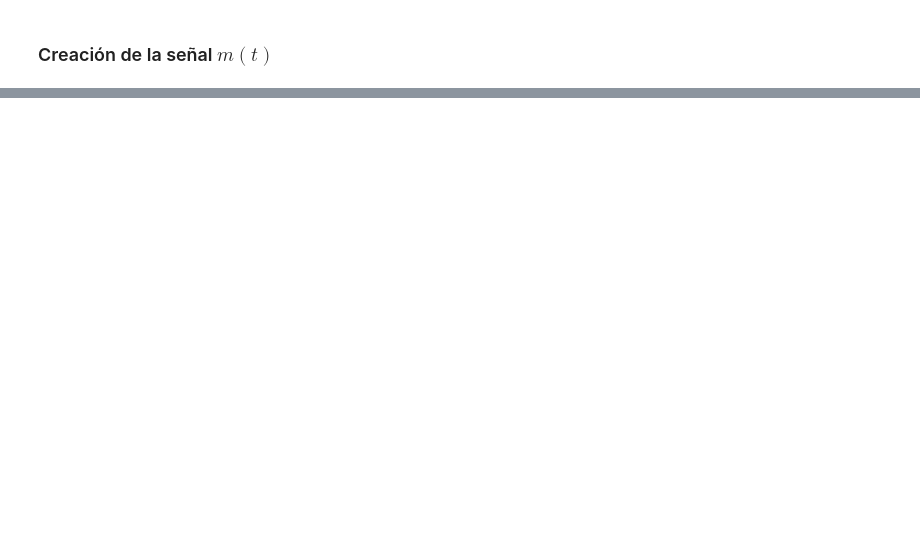
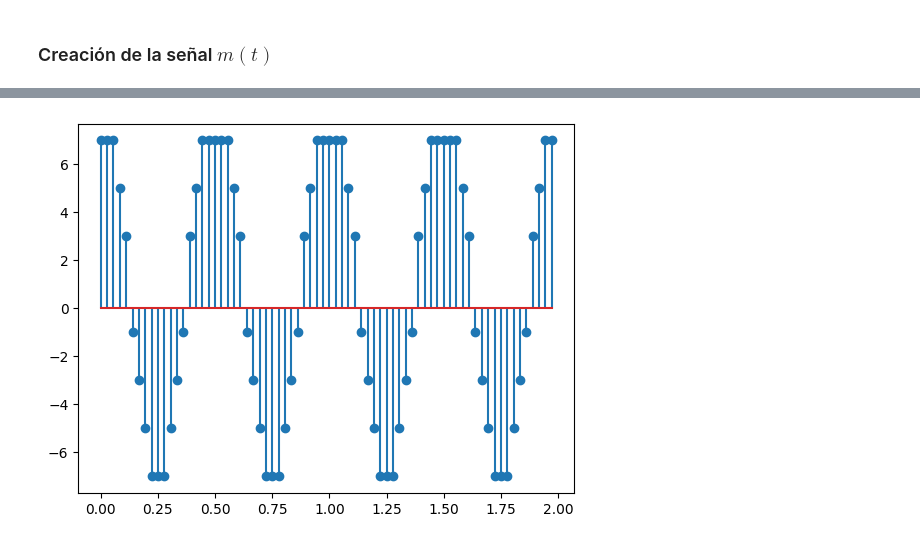
Before and after one commit to gabotachak/teoinfo-lab-IB, a Jupyter notebook: lab.ipynb, the cells around one changed output, grey strips where cells are left out. Saved outputs shown, nothing was run; the diff lists cells and outputs as text; code cells hidden in the pictures; blank space fills up the shorter version.

```diff
--- a/lab.ipynb
+++ b/lab.ipynb
@@ -113,0 +86,43 @@ TypeError: Object of type complex is not JSON serializable
+# %%
+
+'''
+
+b_bit = b-bit quantizer, number of bits required to encode each quantization level.
+L = uniformly spaced quantization levels
+partition = level are between vmin and vmax with difference of delta
+codebook = decrease the partition by half of delta
+xq = quantized signal
+encode = assigned codec
+
+'''
+b_bit = 3
+L = 2 ** b_bit
+vmax=A;
+vmin=-vmax;
+delta=(vmax-vmin)/L;
+partition = np.arange(vmin, vmax, delta)
+codebook= np.arange(vmin-(delta/2),vmax+(delta/2), delta)
+
+xq = np.copy(xs)
+encode = np.copy(xs)
+
+for i in range(len(partition)):
+  left = codebook[i]
+  right = codebook[i + 1]
+  for j in range(len(xs)):
+    # left <= xs[i] < right
+    if(i != len(partition) - 1 and left <= xs[j] and xs[j] < right):
+      xq[j] = partition[i]
+      encode[j] = i
+    # left <= xs[i], only for last portion
+    if(i == len(partition) - 1 and left <= xs[j]):
+      xq[j] = partition[i]
+      encode[j] = i
+
+for i in range(len(xq)):
+    xq[i] = xq[i] + (delta / 2)
+
+plt.stem(ts, xq)
+plt.show()
+# %% [output]
+[figure, added]
```
Also changed, not shown: parts of 8 cells of this notebook.
